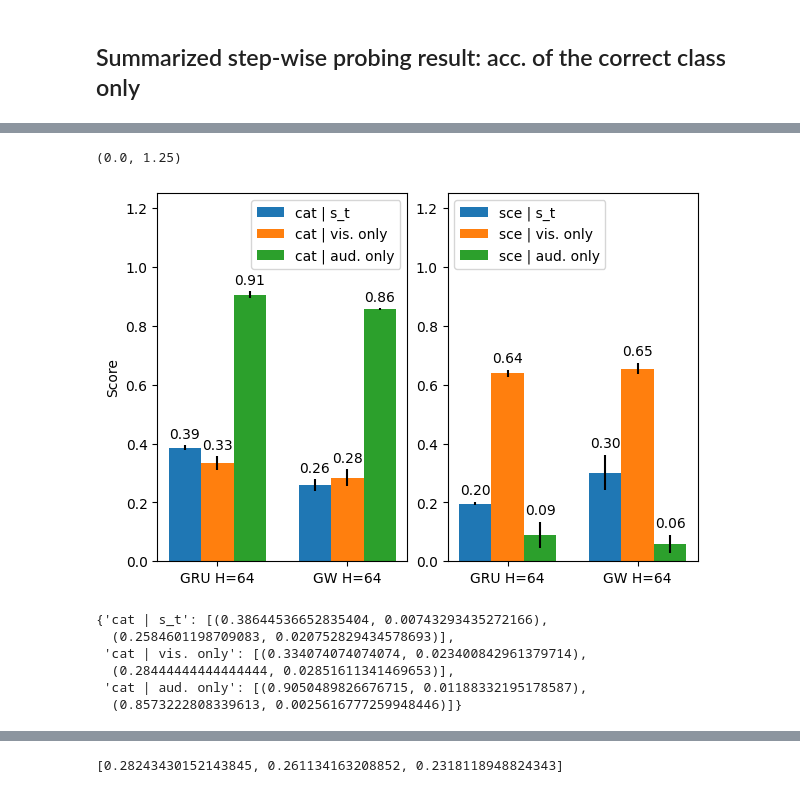
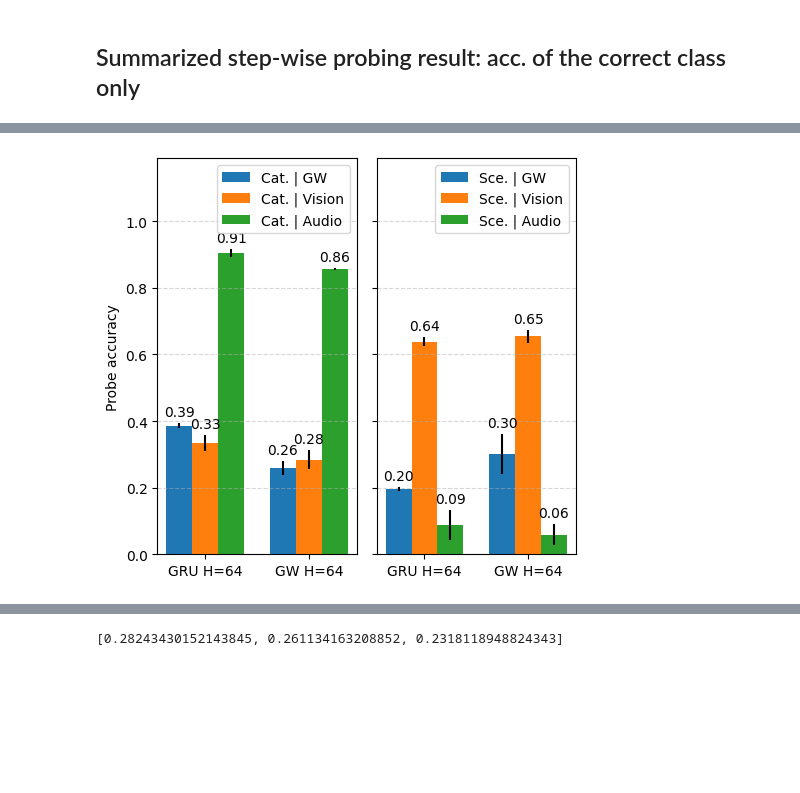
Before and after one commit to arayabrain/multimodal-global-workspace-agent, a Jupyter notebook: ppo/SAVI_v3_Analysis.ipynb, the cells around one changed output, grey strips where cells are left out. Drawn from its saved outputs; the diff is of its cells as text; code cells hidden in the pictures; blank space fills up the shorter version.

Commit message:
Further tweaks of the plot, clean ups

```diff
--- a/ppo/SAVI_v3_Analysis.ipynb
+++ b/ppo/SAVI_v3_Analysis.ipynb
@@ -718,7 +718,7 @@ for k, v in MODEL_VARIANTS_TO_STATEDICT_PATH.items():
         agent = GWTv3ActorCritic(single_observation_space, single_action_space, tmp_args,
             analysis_layers=models3.GWTAGENT_DEFAULT_ANALYSIS_LAYER_NAMES + ["state_encoder.ca.mha"])
         # print(agent)
-        summary(agent)
+        print(summary(agent))
     elif k.__contains__("gruv3"):
         print(f"Loaded GRUv3 Agent: '{k}'")
         tmp_args = copy.copy(args)
@@ -728,7 +728,7 @@ for k, v in MODEL_VARIANTS_TO_STATEDICT_PATH.items():
         agent = ActorCritic_GRUBaseline(single_observation_space, single_action_space, tmp_args,
             analysis_layers=models3.GWTAGENT_DEFAULT_ANALYSIS_LAYER_NAMES )
         # print(agent)
-        summary(agent)
+        print(summary(agent))
 
     agent.eval()
     # Load the model weights
@@ -1857,12 +1857,12 @@ mpl.rcParams.update(mpl.rcParamsDefault)
 # plt.style.use("ggplot")
 
 TRAJS_OF_INTEREST_DICT = [
-  # *[{"category": "chair", "scene": "gTV8FGcVJC9", "traj_idx": i} for i in range(5)]
+  *[{"category": "chair", "scene": "gTV8FGcVJC9", "traj_idx": i} for i in range(5)]
   # *[{"category": "picture", "scene": "gTV8FGcVJC9", "traj_idx": i} for i in range(5)] # No sound cutoffs
   # *[{"category": "cushion", "scene": "gTV8FGcVJC9", "traj_idx": i} for i in range(5)]
   # *[{"category": "plant", "scene": "gTV8FGcVJC9", "traj_idx": i} for i in range(5)]
   # *[{"category": "cabinet", "scene": "gTV8FGcVJC9", "traj_idx": i} for i in range(5)]
-  *[{"category": "table", "scene": "gTV8FGcVJC9", "traj_idx": i} for i in range(5)]
+  # *[{"category": "table", "scene": "gTV8FGcVJC9", "traj_idx": i} for i in range(5)]
 ]
 N_TRAJS = len(TRAJS_OF_INTEREST_DICT)
 fig, axes = plt.subplots(5, N_TRAJS, figsize=(N_TRAJS * 3, 5 * 2.75))
@@ -1881,7 +1881,7 @@ AGENT_GROUPS_OF_INTEREST = {
   "GW H=64": {
     111: "ppo_bc__savi_ss1_rgb_spectro__gwtv3__gw_detach__usenull__grulynrm__entcoef_0.2__no_cew__h_64__seed_111",
     222: "ppo_bc__savi_ss1_rgb_spectro__gwtv3__gw_detach__usenull__grulynrm__entcoef_0.2__no_cew__h_64__seed_222",
-    # 333: "ppo_bc__savi_ss1_rgb_spectro__gwtv3__gw_detach__usenull__grulynrm__entcoef_0.2__no_cew__h_64__seed_333",
+    333: "ppo_bc__savi_ss1_rgb_spectro__gwtv3__gw_detach__usenull__grulynrm__entcoef_0.2__no_cew__h_64__seed_333",
   },
   # "GW H=512": {
   #   111: "ppo_bc__savi_ss1_rgb_spectro__gwtv3__gw_detach__usenull__grulynrm__entcoef_0.2__no_cew__seed_111",
@@ -2010,7 +2161,7 @@ table | gTV8FGcVJC9 | 4 | Length: 15
 # Average statistics, two in one plot for probing, grouped by variant type
 ALL_TRAJ_PROBING_STATS_GROUPED = {}
 
-# NOTE: Method one: mean / std over probe results for each steps for all agents
+# region: Method one: mean / std over probe results for each steps for all agents
 # Group the probing resutls for all agent within a group in the corresponding dict
 # for agent_group, group_agents in AGENT_GROUPS_OF_INTEREST.items():
 #   ALL_TRAJ_PROBING_STATS_GROUPED[agent_group] = {}
@@ -2025,6 +2176,7 @@ ALL_TRAJ_PROBING_STATS_GROUPED = {}
 #         ALL_TRAJ_PROBING_STATS_GROUPED[agent_group][probe_target][probe_input].extend(
 #           ALL_TRAJ_PROBING_STATS[agentname][probe_target][probe_input]
 #         )
+# endregion: Method one
 
 # Note: Method 2: averages over averages of each experiment run
 for group_idx, (agent_group, group_agents) in enumerate(AGENT_GROUPS_OF_INTEREST.items()):
@@ -2062,40 +2214,40 @@ for group_idx, (agent_group, group_agents) in enumerate(AGENT_GROUPS_OF_INTEREST
 
 # Holds means and stds for category probing given all the possible inputs
 probe_stats_grouped__cat = {
-  "cat | s_t": [(
+  "Cat. | GW": [(
     np.mean(ALL_TRAJ_PROBING_STATS_GROUPED[agentgroup]["category"]["state_encoder"]),
     np.std(ALL_TRAJ_PROBING_STATS_GROUPED[agentgroup]["category"]["state_encoder"])
   ) for agentgroup in ALL_TRAJ_PROBING_STATS_GROUPED.keys()],
 
-  "cat | vis. only": [(
+  "Cat. | Vision": [(
     np.mean(ALL_TRAJ_PROBING_STATS_GROUPED[agentgroup]["category"]["visual_encoder.cnn.7"]),
     np.std(ALL_TRAJ_PROBING_STATS_GROUPED[agentgroup]["category"]["visual_encoder.cnn.7"])
   ) for agentgroup in ALL_TRAJ_PROBING_STATS_GROUPED.keys()],
 
-  "cat | aud. only": [(
+  "Cat. | Audio": [(
     np.mean(ALL_TRAJ_PROBING_STATS_GROUPED[agentgroup]["category"]["audio_encoder.cnn.7"]),
     np.std(ALL_TRAJ_PROBING_STATS_GROUPED[agentgroup]["category"]["audio_encoder.cnn.7"])
   ) for agentgroup in ALL_TRAJ_PROBING_STATS_GROUPED.keys()],
 }
 
 probe_stats_grouped__sce = {
-  "sce | s_t": [(
+  "Sce. | GW": [(
     np.mean(ALL_TRAJ_PROBING_STATS_GROUPED[agentgroup]["scene"]["state_encoder"]),
     np.std(ALL_TRAJ_PROBING_STATS_GROUPED[agentgroup]["scene"]["state_encoder"])
   ) for agentgroup in ALL_TRAJ_PROBING_STATS_GROUPED.keys()],
 
-  "sce | vis. only": [(
+  "Sce. | Vision": [(
     np.mean(ALL_TRAJ_PROBING_STATS_GROUPED[agentgroup]["scene"]["visual_encoder.cnn.7"]),
     np.std(ALL_TRAJ_PROBING_STATS_GROUPED[agentgroup]["scene"]["visual_encoder.cnn.7"])
   ) for agentgroup in ALL_TRAJ_PROBING_STATS_GROUPED.keys()],
 
-  "sce | aud. only": [(
+  "Sce. | Audio": [(
     np.mean(ALL_TRAJ_PROBING_STATS_GROUPED[agentgroup]["scene"]["audio_encoder.cnn.7"]),
     np.std(ALL_TRAJ_PROBING_STATS_GROUPED[agentgroup]["scene"]["audio_encoder.cnn.7"])
   ) for agentgroup in ALL_TRAJ_PROBING_STATS_GROUPED.keys()],
 }
 
-fig, axes = plt.subplots(1, 2, figsize=(6, 4), layout="constrained")
+fig, axes = plt.subplots(1, 2, figsize=(5, 4.5), layout="constrained")
 
 x = np.arange(len(ALL_TRAJ_PROBING_STATS_GROUPED.keys())) # Number of agent groups of interest
 width = 1.0 / (len(list(probe_stats_grouped__cat.keys()))+1)
@@ -2113,45 +2265,39 @@ for group_idx, (attribute, measurement) in enumerate(probe_stats_grouped__cat.it
   # TODO: plot the std somehow
   multiplier +=1
 
 # Add some text for labels, title and custom x-axis tick labels, etc.
-axes[0].set_ylabel('Score')
+axes[0].set_ylabel('Probe accuracy')
 # axes[0].set_title('Integration scores for each vagent variant')
 axes[0].set_xticks(x + width, list(ALL_TRAJ_PROBING_STATS_GROUPED.keys()))
 axes[0].legend(loc='upper right')#, ncol=len(probe_stats_means.keys()))
-axes[0].set_ylim(0, 1.25)
+axes[0].set_ylim(0, 1.19)
 
 # Plotting scene related average stats
 multiplier = 0
 
 # Plotting categories related average stats
 for group_idx, (attribute, measurement) in enumerate(probe_stats_grouped__sce.items()):
   # NOTE: measurements are tupled of (mean, std) for each group / probe_target / probe_input
   offset = width * multiplier
   # Plotting the means
   # rects = axes[1].bar(x + offset, [mes[0] for mes in measurement], width, label=attribute)
   rects = axes[1].bar(x + offset, [mes[0] for mes in measurement], width, label=attribute,
     yerr=[mes[1] for mes in measurement])
   axes[1].bar_label(rects, padding=3, fmt="%.2f")
   # TODO: plot the std somehow
   multiplier +=1
 
 # Add some text for labels, title and custom x-axis tick labels, etc.
 # axes[1].set_ylabel('Score')
 # axes[1].set_title('Integration scores for each vagent variant')
 axes[1].set_xticks(x + width, list(ALL_TRAJ_PROBING_STATS_GROUPED.keys()))
-axes[1].legend(loc='upper left')#, ncol=len(probe_stats_means.keys()))
-axes[1].set_ylim(0, 1.25)
+axes[1].legend(loc='upper right')#, ncol=len(probe_stats_means.keys()))
+axes[1].set_ylim(0, 1.19)
+# axes[1].set_yticks([])
+axes[1].set_yticklabels([])
 
+[ax.grid(True, linestyle='--', alpha=0.5, zorder=-10, axis='y') for ax in axes]
 # fig.title("")
+fig.tight_layout()
 # %% [output]
-(0.0, 1.25)
-[figure, old version]
+[figure, new version]
-# %%
-probe_stats_grouped__cat
-# %% [output]
-{'cat | s_t': [(0.38644536652835404, 0.00743293435272166),
-  (0.2584601198709083, 0.020752829434578693)],
- 'cat | vis. only': [(0.334074074074074, 0.023400842961379714),
-  (0.28444444444444444, 0.02851611341469653)],
- 'cat | aud. only': [(0.9050489826676715, 0.01188332195178587),
-  (0.8573222808339613, 0.0025616777259948446)]}
```
Also changed, not shown: parts of 6 cells of this notebook.
